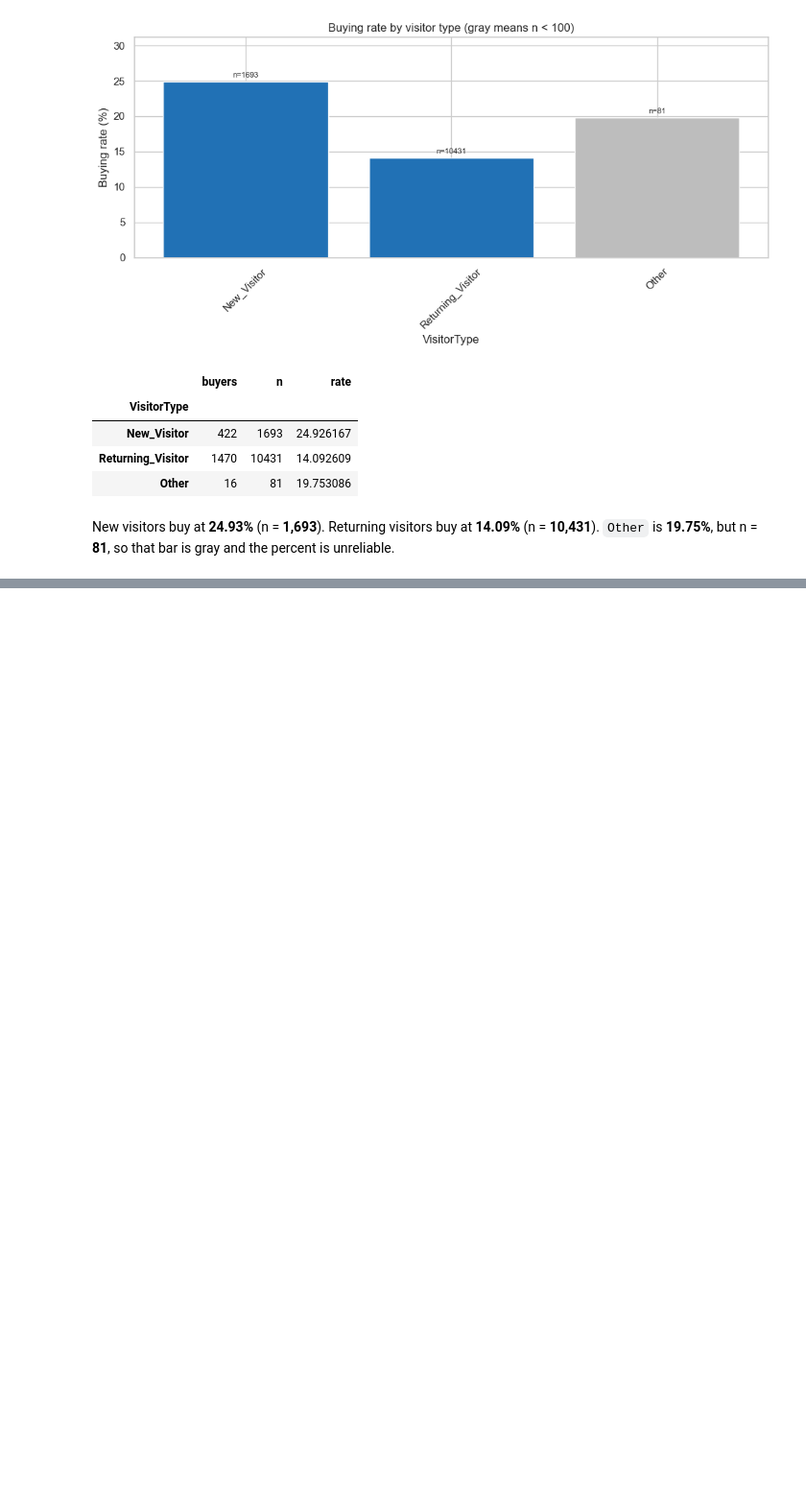
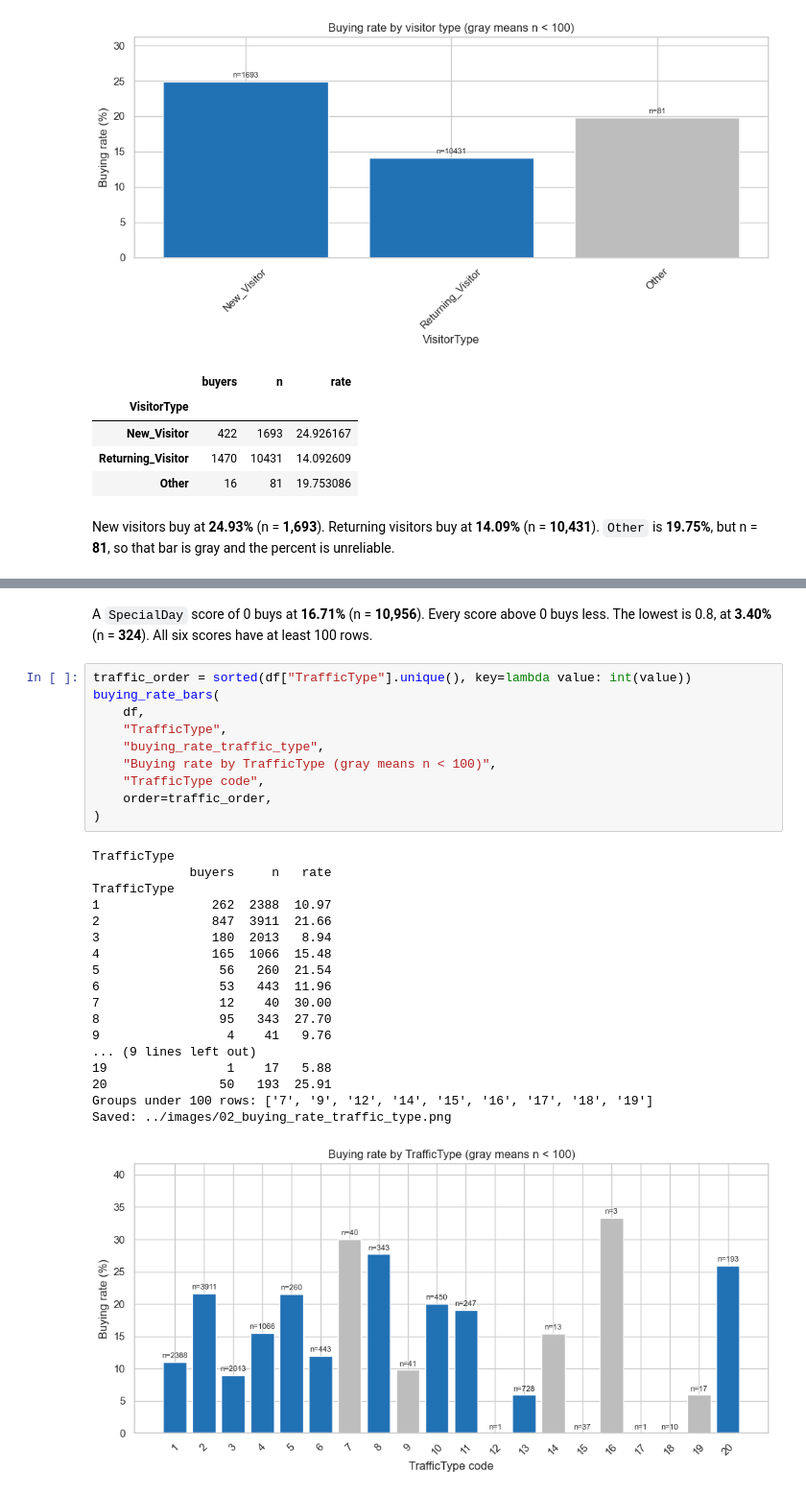
Before and after one commit to ghayasshahid/BuyerBehaviorPrediction, a Jupyter notebook: notebooks/02_eda.ipynb, the cells around one changed output, grey strips where cells are left out. Shown at 96% size. Drawn from its saved outputs; the diff is of its cells as text; blank space fills up the shorter version.

```diff
--- a/notebooks/02_eda.ipynb
+++ b/notebooks/02_eda.ipynb
@@ -401,0 +456,31 @@ New visitors buy at **24.93%** (n = **1,693**). Returning visitors buy at **14.0
+# %% [markdown]
+A `SpecialDay` score of 0 buys at **16.71%** (n = **10,956**). Every score above 0 buys less. The lowest is 0.8, at **3.40%** (n = **324**). All six scores have at least 100 rows.
+# %%
+traffic_order = sorted(df["TrafficType"].unique(), key=lambda value: int(value))
+buying_rate_bars(
+    df,
+    "TrafficType",
+    "buying_rate_traffic_type",
+    "Buying rate by TrafficType (gray means n < 100)",
+    "TrafficType code",
+    order=traffic_order,
+)
+# %% [output]
+TrafficType
+             buyers     n   rate
+TrafficType
+1               262  2388  10.97
+2               847  3911  21.66
+3               180  2013   8.94
+4               165  1066  15.48
+5                56   260  21.54
+6                53   443  11.96
+7                12    40  30.00
+8                95   343  27.70
+9                 4    41   9.76
+... (9 lines left out)
+19                1    17   5.88
+20               50   193  25.91
+Groups under 100 rows: ['7', '9', '12', '14', '15', '16', '17', '18', '19']
+Saved: ../images/02_buying_rate_traffic_type.png
+[figure, added]
```
Also changed, not shown: parts of 7 cells of this notebook, 4 other files.
